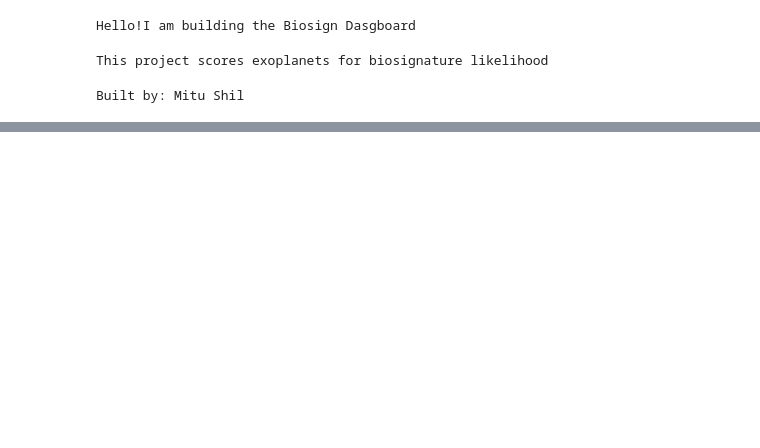
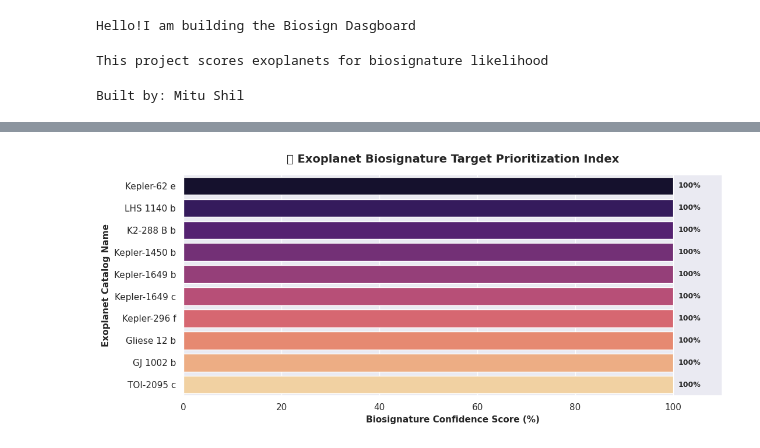
Before and after one commit to MituShil/biosign-dashboard-, a Jupyter notebook: notebooks/biosign_day0_first_test.ipynb, the cells around one changed output, grey strips where cells are left out. Saved outputs shown, nothing was run; the diff lists cells and outputs as text; code cells hidden in the pictures; blank space fills up the shorter version.

Commit message:
Add live NASA API exoplanet scoring prototype

```diff
--- a/notebooks/biosign_day0_first_test.ipynb
+++ b/notebooks/biosign_day0_first_test.ipynb
@@ -12,3 +12,81 @@ This project scores exoplanets for biosignature likelihood
 print("Built by: Mitu Shil")
 # %% [output]
 Built by: Mitu Shil
+# %%
+import pandas as pd
+import requests
+import io
+import matplotlib.pyplot as plt
+import seaborn as sns
+
+# 1. Connect to the live NASA Exoplanet Archive using Table Access Protocol (TAP) in CSV format
+print("🛰️ Connecting to NASA Exoplanet Archive...")
+base_url = "https://exoplanetarchive.ipac.caltech.edu/TAP/sync"
+
+# Use explicit CSV parameters to guarantee an error-free data structural return
+query = "?query=select+pl_name,hostname,pl_eqt,st_teff,pl_rade+from+pscomppars+where+pl_eqt+is+not+null&format=csv"
+
+response = requests.get(base_url + query)
+
+# Safely catch the raw text data stream into a memory string and convert it into a Pandas spreadsheet
+df = pd.read_csv(io.StringIO(response.text))
+print(f"✅ Successfully loaded {len(df)} real exoplanets from NASA data streams!")
+
+# 2. Define Astrochemistry Bio-Scoring Constraints
+def calculate_biosignature_score(row):
+    score = 0
+    temp = row['pl_eqt']     # Thermodynamic equilibrium temp in Kelvin
+    radius = row['pl_rade']  # Core physical size boundary metric
+
+    # Rule A: Liquid Water & Atmosphere Stability Zone (200K to 320K)
+    if 200 <= temp <= 320:
+        score += 40
+    elif 320 < temp <= 400:
+        score += 15
+
+    # Rule B: Terrestrial/Rocky vs Gas Giant Filtration (Radius <= 2.0 Earth Radii)
+    if radius is not None and radius <= 2.0:
+        score += 40
+    elif radius is not None and radius <= 4.0:
+        score += 20
+
+    # Rule C: Host Star Spectroscopic Baseline Compatibility (K & M-Dwarfs)
+    if 3000 <= row['st_teff'] <= 5000:
+        score += 20
+
+    return score
+
+# Process dataset entries
+df['Biosignature_Confidence_Score'] = df.apply(calculate_biosignature_score, axis=1)
+
+# Isolate the top candidates to display
+ranked_df = df.sort_values(by='Biosignature_Confidence_Score', ascending=False).head(10)
+
+# 3. Build a Professional, High-Density Visual Chart
+plt.figure(figsize=(11, 5))
+sns.set_theme(style="darkgrid")
+
+ax = sns.barplot(
+    x='Biosignature_Confidence_Score',
+    y='pl_name',
+    data=ranked_df,
+    palette='magma',
+    hue='pl_name',
+    legend=False
+)
+
+# Visual anchors for presentation charts
+plt.title("🌌 Exoplanet Biosignature Target Prioritization Index", fontsize=14, fontweight='bold', pad=15)
+plt.xlabel("Biosignature Confidence Score (%)", fontsize=11, fontweight='bold')
+plt.ylabel("Exoplanet Catalog Name", fontsize=11, fontweight='bold')
+plt.xlim(0, 110)
+
+# Display calculated scores on each individual data bar
+for p in ax.patches:
+    width = p.get_width()
+    ax.text(width + 1, p.get_y() + p.get_height()/2, f'{int(width)}%',
+            ha="left", va="center", fontsize=9, fontweight='bold')
+
+plt.tight_layout()
+plt.show()
+# %% [output]
@@ -14,0 +95 @@ Built by: Mitu Shil
+[figure, added]
```
Also changed, not shown: parts of 1 cell of this notebook.
